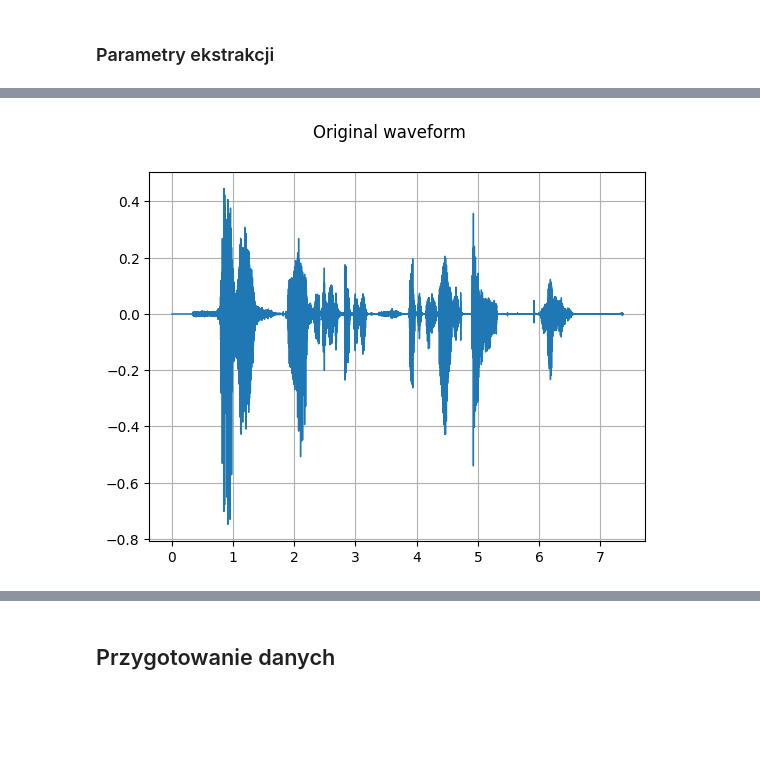
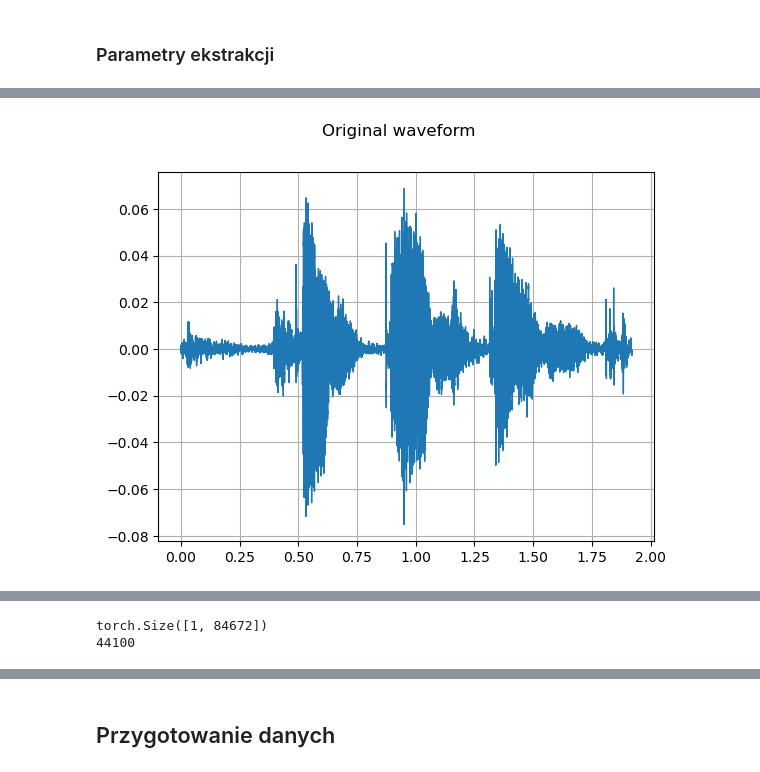
Before and after one commit to limisie/sm-speaker-identification-cnn, a Jupyter notebook: speaker_recognition.ipynb, the cells around one changed output, grey strips where cells are left out. Cells and saved outputs as stored; diff of their text form; code cells hidden in the pictures; blank space fills up the shorter version.

```diff
--- a/speaker_recognition.ipynb
+++ b/speaker_recognition.ipynb
@@ -42,17 +46,23 @@ Pliki dźwiękowe zostały podzielone na ramki z wykorzystaniem **funkcji okienk
 # %% [markdown]
 ### Parametry ekstrakcji
 # %%
-SAMPLE_RATE = 44100
+DATA_ROOT = './data/data'
+TEST_FILE = './data/tests/test_recording.wav'
+
+SAMPLE_RATE = 48000
 N_FFT = 2048
-FRAME_SIZE = 2048
-HOP_SIZE = 512
-N_MELS = 128
+FRAME_SIZE = 1024
+HOP_SIZE = 215
+N_MELS = 224
 WINDOW_FN = torch.hamming_window
 POWER = 2
 PAD_MODE = 'reflect'
 NORM = 'slaney'
 MEL_SCALE = 'htk'
 RESAMPLING_METHOD = 'kaiser_best'
+
+STATIONARY_NR = False
+THRESH_N_NR = 2
 # %%
 mel_spectrogram = T.MelSpectrogram(
     sample_rate=SAMPLE_RATE,
@@ -98,8 +129,8 @@ Załadowanie pliku dźwiękowego do wektora dźwiękowego o określonej częstot
 # %%
-
-test_file = "audio/test.wav"
-SPEECH_WAVEFORM, SAMPLE_RATE = torchaudio.load(test_file)
+SPEECH_WAVEFORM, SAMPLE_RATE = torchaudio.load(TEST_FILE)
 plot_waveform(SPEECH_WAVEFORM.numpy(), SAMPLE_RATE, title="Original waveform")
 ipd.Audio(SPEECH_WAVEFORM, rate=SAMPLE_RATE)
+print(SPEECH_WAVEFORM.shape)
+print(SAMPLE_RATE)
 # %% [output]
-[figure, old version]
+[figure, new version]
@@ -106,0 +137,2 @@ ipd.Audio(SPEECH_WAVEFORM, rate=SAMPLE_RATE)
+torch.Size([1, 84672])
+44100
```
Also changed, not shown: parts of 17 cells of this notebook, 9 other files.
